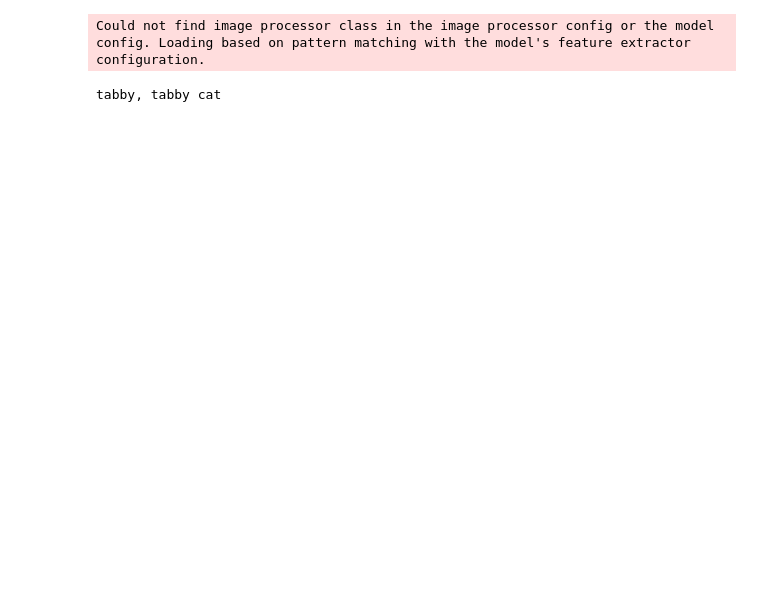
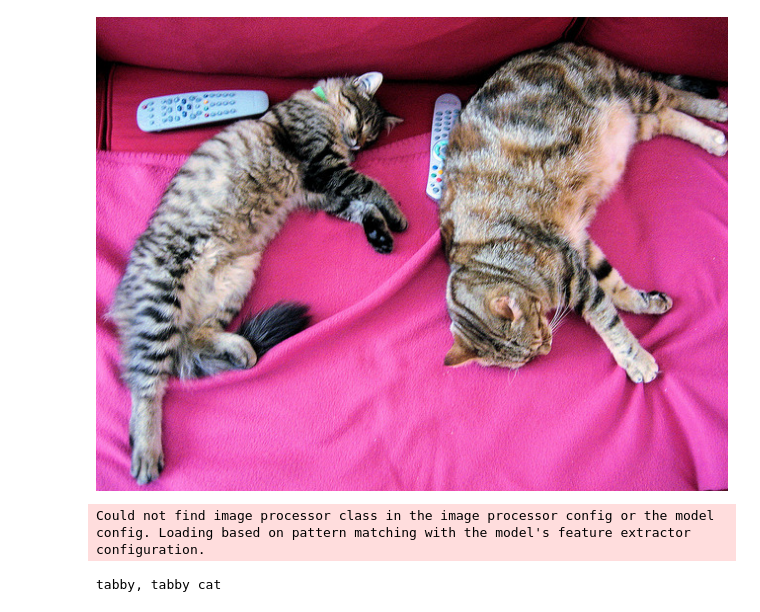
Before and after one commit to inuwamobarak/swin-transformers, a Jupyter notebook: SwinForImageClassification.ipynb, the cells around one changed output. Drawn from its saved outputs; the diff is of its cells as text; code cells hidden in the pictures; blank space fills up the shorter version.

```diff
--- a/SwinForImageClassification.ipynb
+++ b/SwinForImageClassification.ipynb
@@ -27,22 +23,42 @@ from datasets import load_dataset
-# %%
-from transformers import AutoImageProcessor, SwinForImageClassification
-import torch
-from datasets import load_dataset
-
-dataset = load_dataset("huggingface/cats-image")
-image = dataset["test"]["image"][0]
-
-image_processor = AutoImageProcessor.from_pretrained("microsoft/swin-tiny-patch4-window7-224")
-model = SwinForImageClassification.from_pretrained("microsoft/swin-tiny-patch4-window7-224")
-
-inputs = image_processor(image, return_tensors="pt")
-
-with torch.no_grad():
-    logits = model(**inputs).logits
-
-# model predicts one of the 1000 ImageNet classes
-predicted_label = logits.argmax(-1).item()
-print(model.config.id2label[predicted_label])
-# %% [output]
-Could not find image processor class in the image processor config or the model config. Loading based on pattern matching with the model's feature extractor configuration.
-tabby, tabby cat
+# %%
+# Import necessary libraries
+from transformers import AutoImageProcessor, SwinForImageClassification
+import torch
+from datasets import load_dataset
+
+# Load the dataset ("huggingface/cats-image" in this example)
+dataset = load_dataset("huggingface/cats-image")
+
+# Retrieve the first image from the test set
+image = dataset["test"]["image"][0]
+
+# Display Image
+image
+# %% [output]
+[figure, added]
+# %%
+# Load the pre-trained image processor (AutoImageProcessor)
+# The "microsoft/swin-tiny-patch4-window7-224" is the model checkpoint used for processing images
+image_processor = AutoImageProcessor.from_pretrained("microsoft/swin-tiny-patch4-window7-224")
+
+# Load the pre-trained Swin Transformer model for image classification
+model = SwinForImageClassification.from_pretrained("microsoft/swin-tiny-patch4-window7-224")
+
+# Prepare the input for the model using the image processor
+# The image is preprocessed and converted to PyTorch tensors
+inputs = image_processor(image, return_tensors="pt")
+# %% [output]
+Could not find image processor class in the image processor config or the model config. Loading based on pattern matching with the model's feature extractor configuration.
+# %%
+# Perform inference using the Swin Transformer model
+# The logits are the raw output from the model before applying softmax
+with torch.no_grad():
+    logits = model(**inputs).logits
+
+# Predict the label for the image by selecting the class with the highest logit value
+predicted_label = logits.argmax(-1).item()
+
+# Retrieve and print the predicted label using the model's id2label mapping
+print(model.config.id2label[predicted_label])
+# %% [output]
+tabby, tabby cat
```
Also changed, not shown: parts of 2 cells of this notebook.
